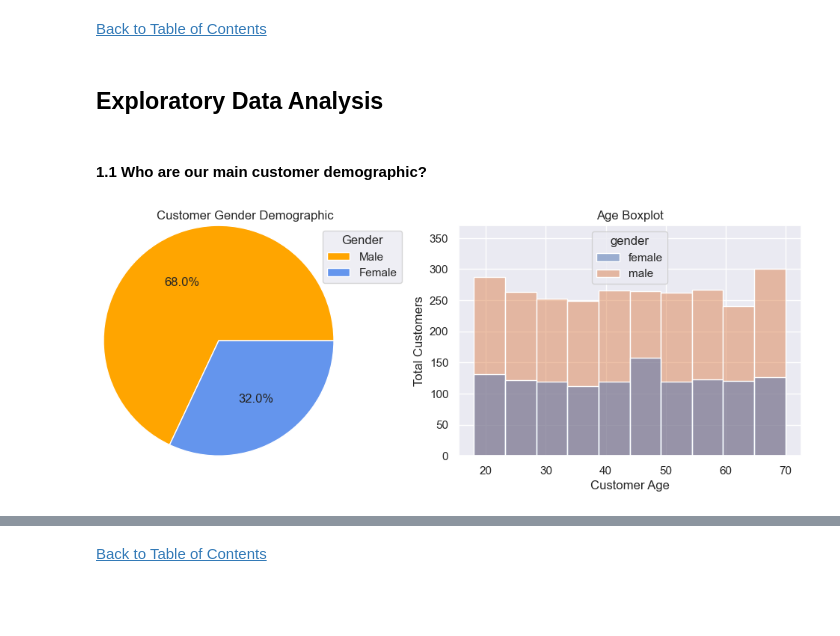
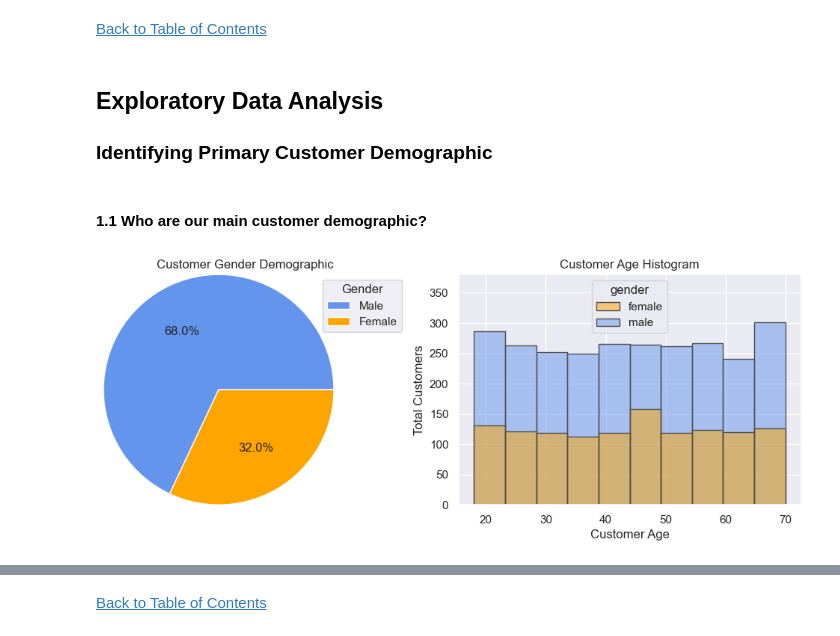
Before and after one commit to jasondo-da/shopping_behavior_analysis, a Jupyter notebook: shopping_behavior_analysis.ipynb, the cells around one changed output, grey strips where cells are left out. Cells and saved outputs as stored; diff of their text form; code cells hidden in the pictures; blank space fills up the shorter version.

```diff
--- a/shopping_behavior_analysis.ipynb
+++ b/shopping_behavior_analysis.ipynb
@@ -246,41 +246,44 @@ df.head(5)
 [Back to Table of Contents](#back)
 # %% [markdown]
 ## Exploratory Data Analysis
+
+### Identifying Primary Customer Demographic
 # %% [markdown]
 #### 1.1 Who are our main customer demographic?
 # %%
 # Setting theme and figure size
 sns.set_theme(style='darkgrid')
 plt.figure(figsize=(13, 4))
 
 # Since this is a fashion apparel business, the first key demographic characteristic is gender
 # We need to find out if we cater to men, women, or both since products and marketing
 # can vary depending on who is our main demographic.
 plt.subplot(1, 2, 1)
 df['gender'].value_counts().plot(kind='pie',
                                  autopct='%1.1f%%',
                                  fontsize=12,
                                  label='',
                                  labels=['', ''],
-                                 colors=['orange', 'cornflowerblue'],
+                                 colors=['cornflowerblue', 'orange'],
                                  radius=1.25)
 plt.title('Customer Gender Demographic', loc='right')
 plt.legend(['Male', 'Female'],
            title='Gender',
            loc=[0.95,.75])
 
 # Fashion apparel widely varies between age and gender groups. By getting a
-# boxplot of customer ages and genders will reveal a lot about our customer demographic.
+# histogram of customer age and gender will reveal a lot about our customer demographic.
 plt.subplot(1, 2, 2)
 sns.histplot(data=df,
              x='age',
              hue='gender',
+             palette=['orange', 'cornflowerblue'],
+             edgecolor='0.3',
              bins=10)
-#sns.boxplot(df,x=df['gender'],y=df['age'])
-plt.title('Age Boxplot')
+plt.title('Customer Age Histogram')
 plt.xlabel('Customer Age')
 plt.ylabel('Total Customers')
-plt.ylim(0, 370)
+plt.ylim(0, 380)
 plt.show()
 # %% [output]
-[figure, old version]
+[figure, new version]
```
Also changed, not shown: parts of 38 cells of this notebook.
